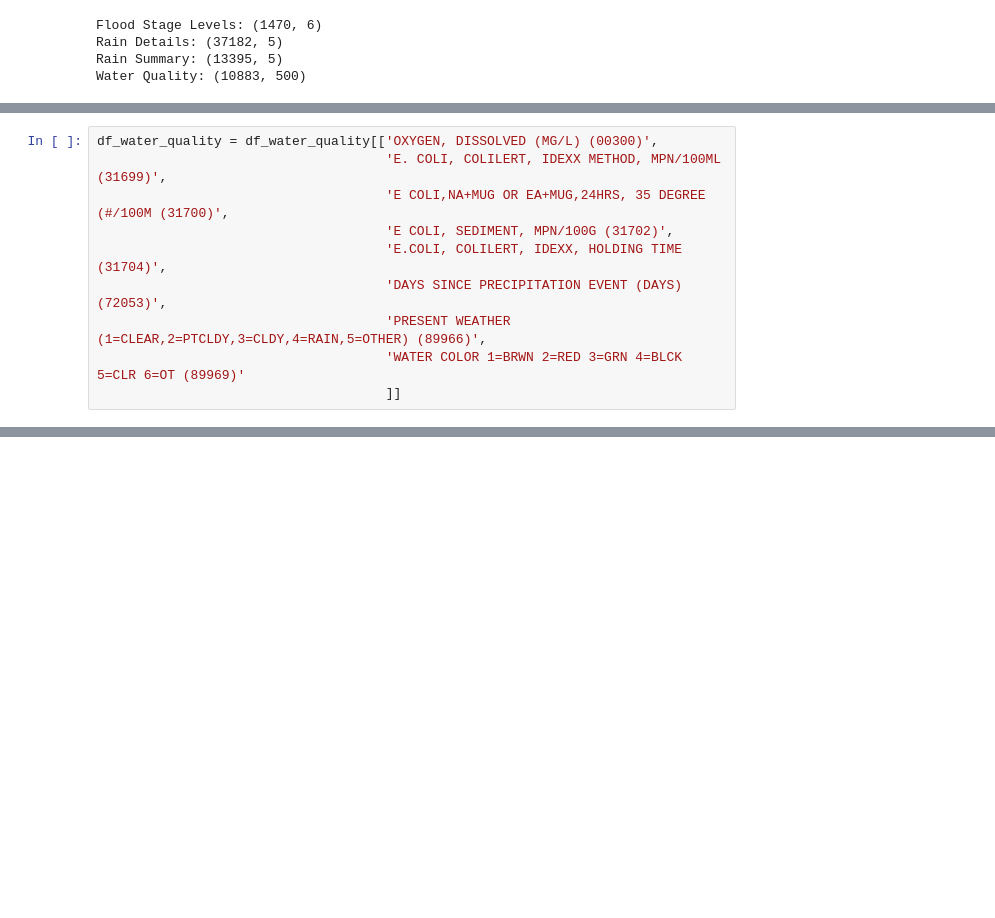
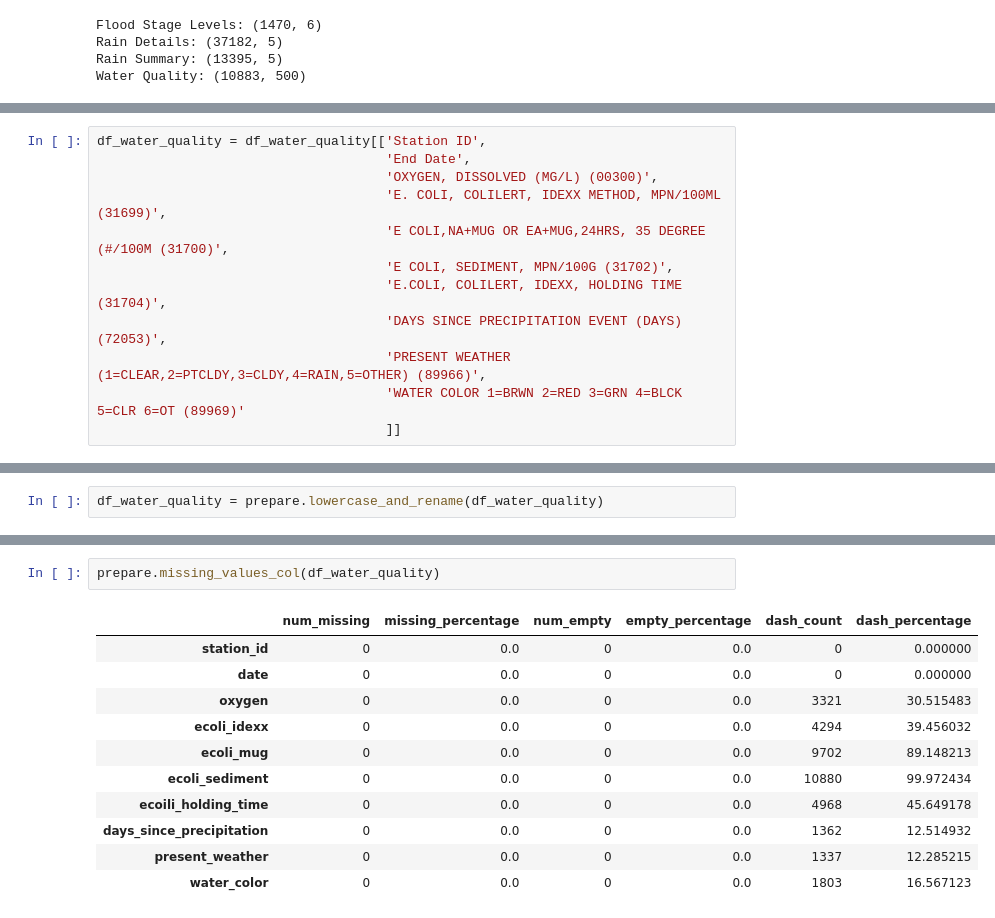
Before and after one commit to codeupada1/san-antonio-datathon-2019, a Jupyter notebook: dd-sara.ipynb, the cells around one changed output, grey strips where cells are left out. Cells and saved outputs as stored; diff of their text form; blank space fills up the shorter version.

Commit message:
add prepare function to sara data

```diff
--- a/dd-sara.ipynb
+++ b/dd-sara.ipynb
@@ -96,7 +96,9 @@ df_water_quality.head(6).T
 | PHYSIDAE (92871) | - | - | - | - | - | - |
 | PHYSA (92874) | - | - | - | - | - | - |
 # %%
-df_water_quality = df_water_quality[['OXYGEN, DISSOLVED (MG/L) (00300)',
+df_water_quality = df_water_quality[['Station ID',
+                                     'End Date',
+                                     'OXYGEN, DISSOLVED (MG/L) (00300)',
                                      'E. COLI, COLILERT, IDEXX METHOD, MPN/100ML (31699)',
                                      'E COLI,NA+MUG OR EA+MUG,24HRS, 35 DEGREE (#/100M (31700)',
                                      'E COLI, SEDIMENT, MPN/100G (31702)',
@@ -268,0 +124,2 @@ plt.plot(df1[(df1.root_cause == 'grease') & (df1.year < 2019)].groupby('month')[
+# %%
+df_water_quality = prepare.lowercase_and_rename(df_water_quality)
@@ -268,0 +172,14 @@ plt.plot(df1[(df1.root_cause == 'grease') & (df1.year < 2019)].groupby('month')[
+# %%
+prepare.missing_values_col(df_water_quality)
+# %% [output]
+|  | num_missing | missing_percentage | num_empty | empty_percentage | dash_count | dash_percentage |
+| station_id | 0 | 0.0 | 0 | 0.0 | 0 | 0.000000 |
+| date | 0 | 0.0 | 0 | 0.0 | 0 | 0.000000 |
+| oxygen | 0 | 0.0 | 0 | 0.0 | 3321 | 30.515483 |
+| ecoli_idexx | 0 | 0.0 | 0 | 0.0 | 4294 | 39.456032 |
+| ecoli_mug | 0 | 0.0 | 0 | 0.0 | 9702 | 89.148213 |
+| ecoli_sediment | 0 | 0.0 | 0 | 0.0 | 10880 | 99.972434 |
+| ecoili_holding_time | 0 | 0.0 | 0 | 0.0 | 4968 | 45.649178 |
+| days_since_precipitation | 0 | 0.0 | 0 | 0.0 | 1362 | 12.514932 |
+| present_weather | 0 | 0.0 | 0 | 0.0 | 1337 | 12.285215 |
+| water_color | 0 | 0.0 | 0 | 0.0 | 1803 | 16.567123 |
```
Also changed, not shown: parts of 58 cells of this notebook, 2 other files.
